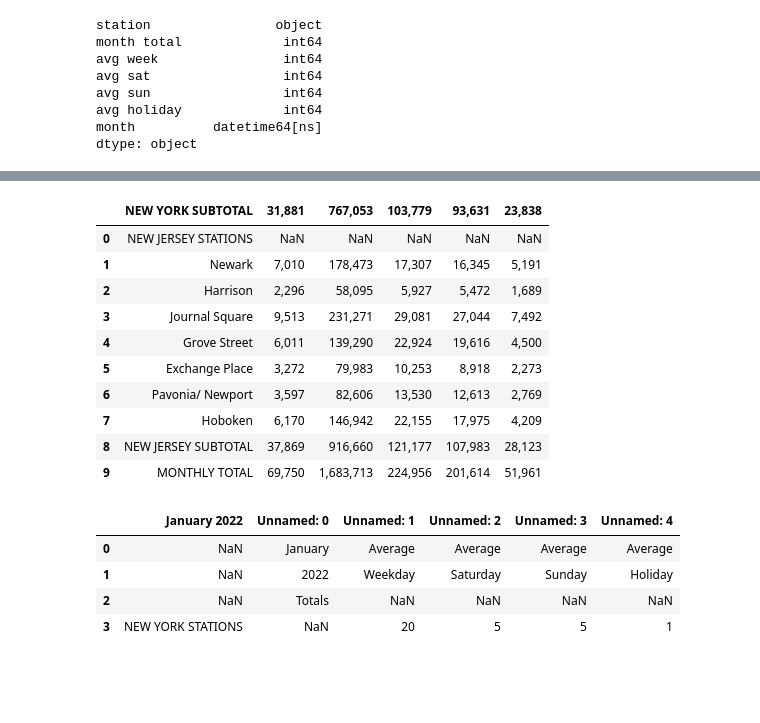
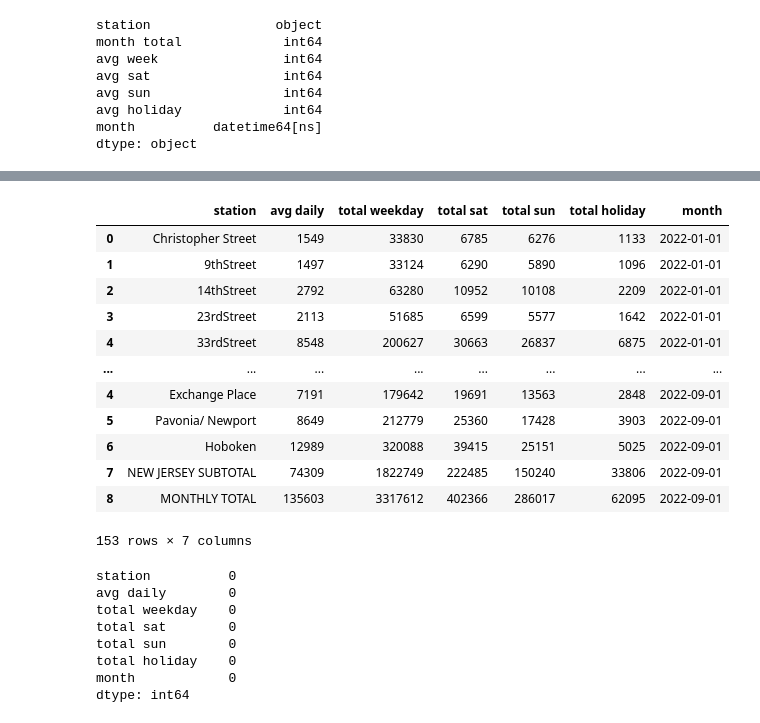
Before and after one commit to hudcostreets/hudson-transit, a Jupyter notebook: monthly.ipynb, the cells around one changed output, grey strips where cells are left out. Saved outputs shown, nothing was run; the diff lists cells and outputs as text; code cells hidden in the pictures; blank space fills up the shorter version.

```diff
--- a/monthly.ipynb
+++ b/monthly.ipynb
@@ -276,22 +165,37 @@ r[1]
-# %%
-r[2]
-# %% [output]
-|  | NEW YORK SUBTOTAL | 31,881 | 767,053 | 103,779 | 93,631 | 23,838 |
-| 0 | NEW JERSEY STATIONS | NaN | NaN | NaN | NaN | NaN |
-| 1 | Newark | 7,010 | 178,473 | 17,307 | 16,345 | 5,191 |
-| 2 | Harrison | 2,296 | 58,095 | 5,927 | 5,472 | 1,689 |
-| 3 | Journal Square | 9,513 | 231,271 | 29,081 | 27,044 | 7,492 |
-| 4 | Grove Street | 6,011 | 139,290 | 22,924 | 19,616 | 4,500 |
-| 5 | Exchange Place | 3,272 | 79,983 | 10,253 | 8,918 | 2,273 |
-| 6 | Pavonia/ Newport | 3,597 | 82,606 | 13,530 | 12,613 | 2,769 |
-| 7 | Hoboken | 6,170 | 146,942 | 22,155 | 17,975 | 4,209 |
-| 8 | NEW JERSEY SUBTOTAL | 37,869 | 916,660 | 121,177 | 107,983 | 28,123 |
-| 9 | MONTHLY TOTAL | 69,750 | 1,683,713 | 224,956 | 201,614 | 51,961 |
-# %%
-r[3]
-# %% [output]
-|  | January 2022 | Unnamed: 0 | Unnamed: 1 | Unnamed: 2 | Unnamed: 3 | Unnamed: 4 |
-| 0 | NaN | January | Average | Average | Average | Average |
-| 1 | NaN | 2022 | Weekday | Saturday | Sunday | Holiday |
-| 2 | NaN | Totals | NaN | NaN | NaN | NaN |
-| 3 | NEW YORK STATIONS | NaN | 20 | 5 | 5 | 1 |
+# %%
+sums = pd.concat([
+    df.assign(date=to_dt(f'2022-{page}'))
+    for page, dfs in pages.items()
+    for df in dfs[2:]
+])
+sums.columns = cols2 + ['month']
+sums = sums.assign(**{
+    k: sums[k].astype(str).str.replace(',', '').astype(int)
+    for k in cols2[1:]
+})
+sums
+# %% [output]
+|  | station | avg daily | total weekday | total sat | total sun | total holiday | month |
+| 0 | Christopher Street | 1549 | 33830 | 6785 | 6276 | 1133 | 2022-01-01 |
+| 1 | 9thStreet | 1497 | 33124 | 6290 | 5890 | 1096 | 2022-01-01 |
+| 2 | 14thStreet | 2792 | 63280 | 10952 | 10108 | 2209 | 2022-01-01 |
+| 3 | 23rdStreet | 2113 | 51685 | 6599 | 5577 | 1642 | 2022-01-01 |
+| 4 | 33rdStreet | 8548 | 200627 | 30663 | 26837 | 6875 | 2022-01-01 |
+| ... | ... | ... | ... | ... | ... | ... | ... |
+| 4 | Exchange Place | 7191 | 179642 | 19691 | 13563 | 2848 | 2022-09-01 |
+| 5 | Pavonia/ Newport | 8649 | 212779 | 25360 | 17428 | 3903 | 2022-09-01 |
+| 6 | Hoboken | 12989 | 320088 | 39415 | 25151 | 5025 | 2022-09-01 |
+| 7 | NEW JERSEY SUBTOTAL | 74309 | 1822749 | 222485 | 150240 | 33806 | 2022-09-01 |
+| 8 | MONTHLY TOTAL | 135603 | 3317612 | 402366 | 286017 | 62095 | 2022-09-01 |
+153 rows × 7 columns
+# %%
+sums.isna().sum(axis=0)
+# %% [output]
+station          0
+avg daily        0
+total weekday    0
+total sat        0
+total sun        0
+total holiday    0
+month            0
+dtype: int64
```
Also changed, not shown: parts of 20 cells of this notebook, 2 other files.
